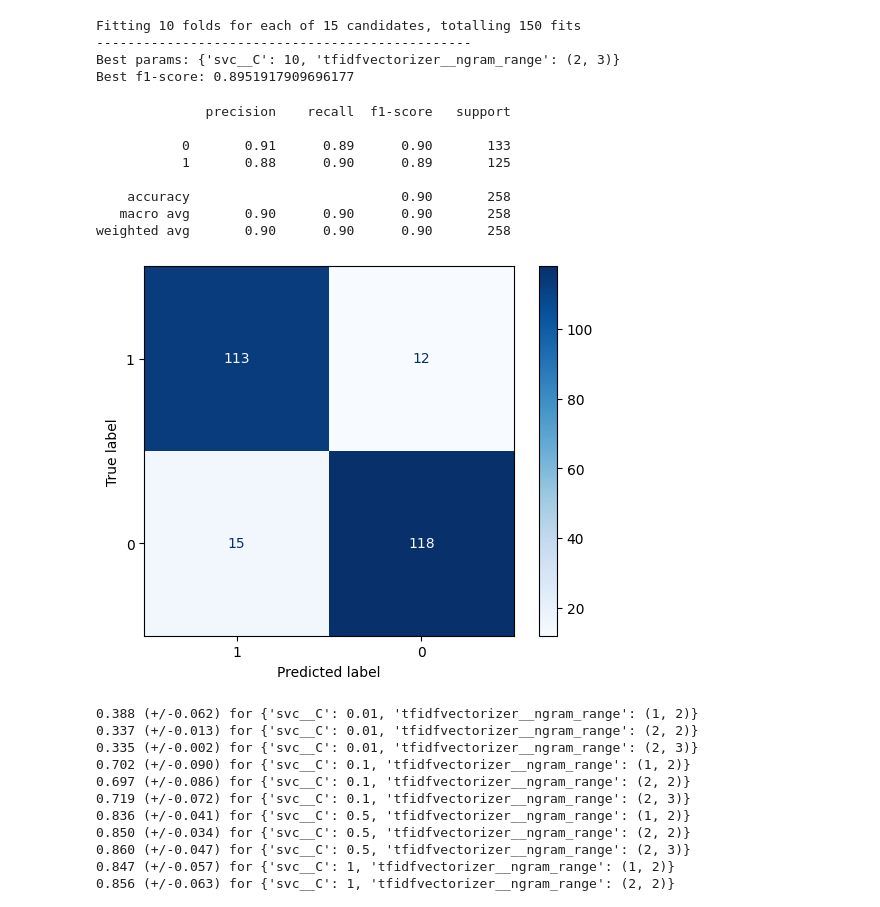
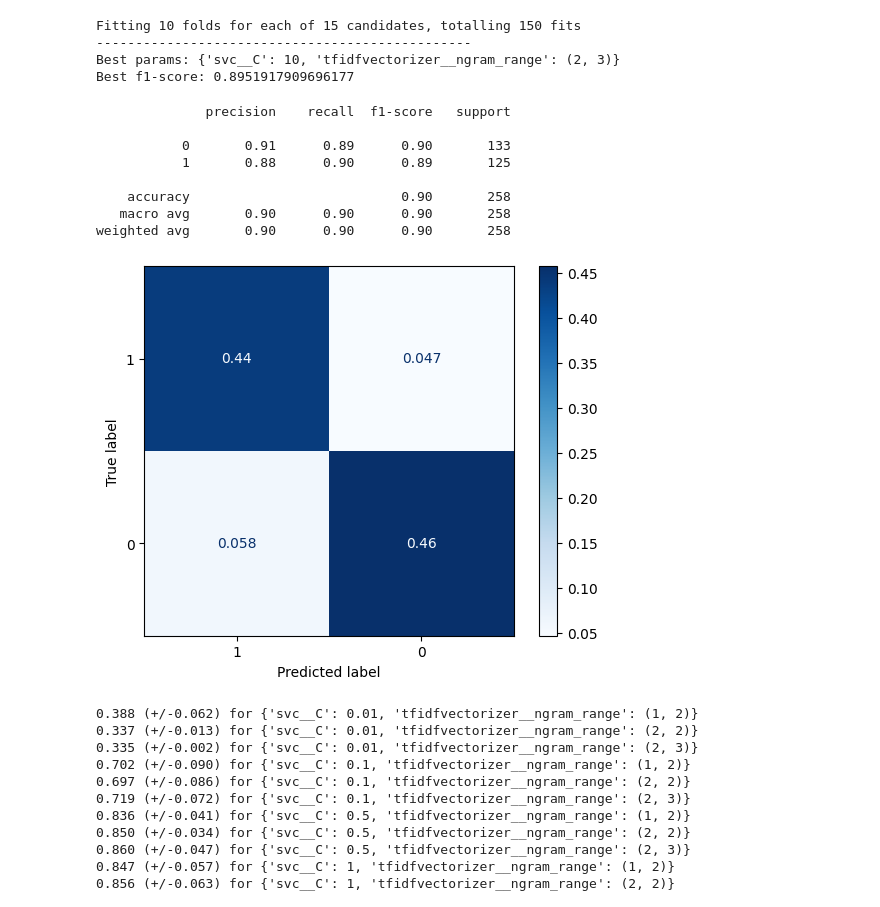
Before and after one commit to dimboump/nettt-2022, a Jupyter notebook: svm.ipynb, the cells around one changed output. Drawn from its saved outputs; the diff is of its cells as text; code cells hidden in the pictures.

```diff
--- a/svm.ipynb
+++ b/svm.ipynb
@@ -82,18 +82,18 @@ Best f1-score: 0.8951917909696177
 # %%
 y_pred = gs.predict(X_test)
 print(classification_report(y_test, y_pred))
-cm = confusion_matrix(y_test, y_pred, labels=[1, 0])
+cm = confusion_matrix(y_test, y_pred, labels=[1, 0], normalize='all')
 ConfusionMatrixDisplay(cm, display_labels=[1, 0]).plot(cmap=plt.cm.Blues);
 # %% [output]
               precision    recall  f1-score   support
 
            0       0.91      0.89      0.90       133
            1       0.88      0.90      0.89       125
 
     accuracy                           0.90       258
    macro avg       0.90      0.90      0.90       258
 weighted avg       0.90      0.90      0.90       258
-[figure, old version]
+[figure, new version]
 # %%
 means = gs.cv_results_['mean_test_score']
 stds = gs.cv_results_['std_test_score']
```
Also changed, not shown: 1 other file.
